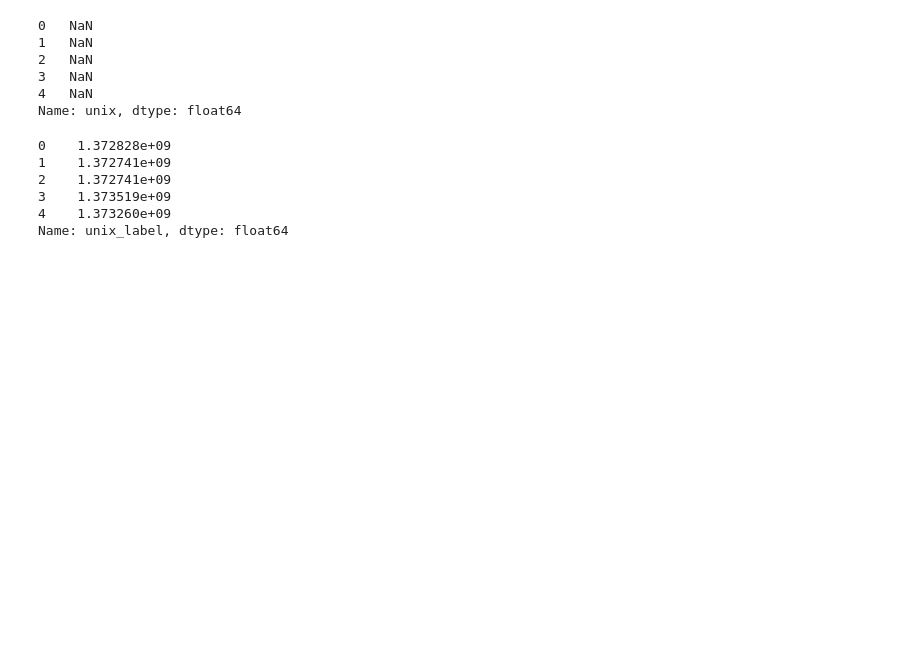
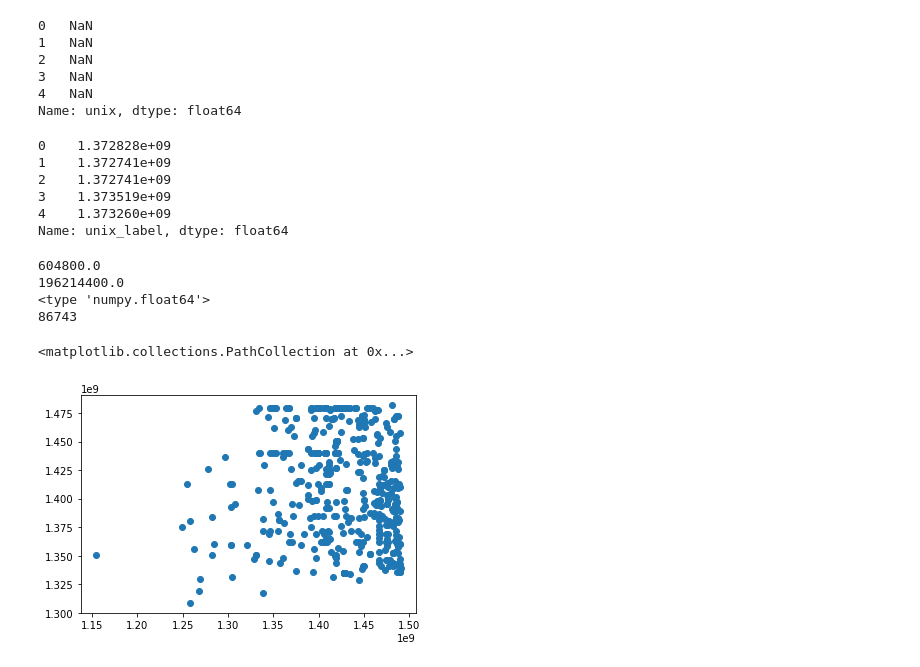
Before and after one commit to ariburian/Capstone_FDA_Recalls, a Jupyter notebook: capstone_project/datasets/labels_w_recalls.ipynb, the cells around one changed output. Drawn from its saved outputs; the diff is of its cells as text; code cells hidden in the pictures; blank space fills up the shorter version.

```diff
--- a/capstone_project/datasets/labels_w_recalls.ipynb
+++ b/capstone_project/datasets/labels_w_recalls.ipynb
@@ -306,5 +304,20 @@ def find_diff(label, recall):
     return difference
 # %%
 df_merge['unix_diff']=df_merge.apply(lambda x: find_diff(x['unix_label'],x['unix']),axis=1)
+# %%
+print df_merge['unix_diff'].min()
+print df_merge['unix_diff'].max()
+print type(df_merge['unix_diff'][0])
+print df_merge['unix_diff'].isnull().sum()
+# %% [output]
+604800.0
+196214400.0
+<type 'numpy.float64'>
+86743
+# %%
+plt.scatter(df_merge['unix_label'],df_merge['unix'])
+# %% [output]
+<matplotlib.collections.PathCollection at 0x...>
+[figure, added]
 # %%
 fig=plt.figure()
```
Also changed, not shown: parts of 13 cells of this notebook, 2 other files.
